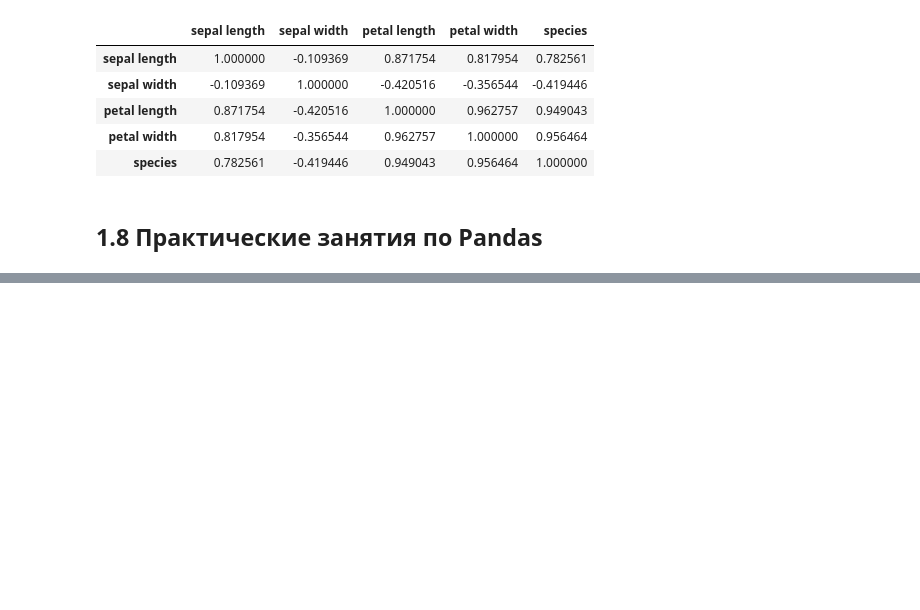
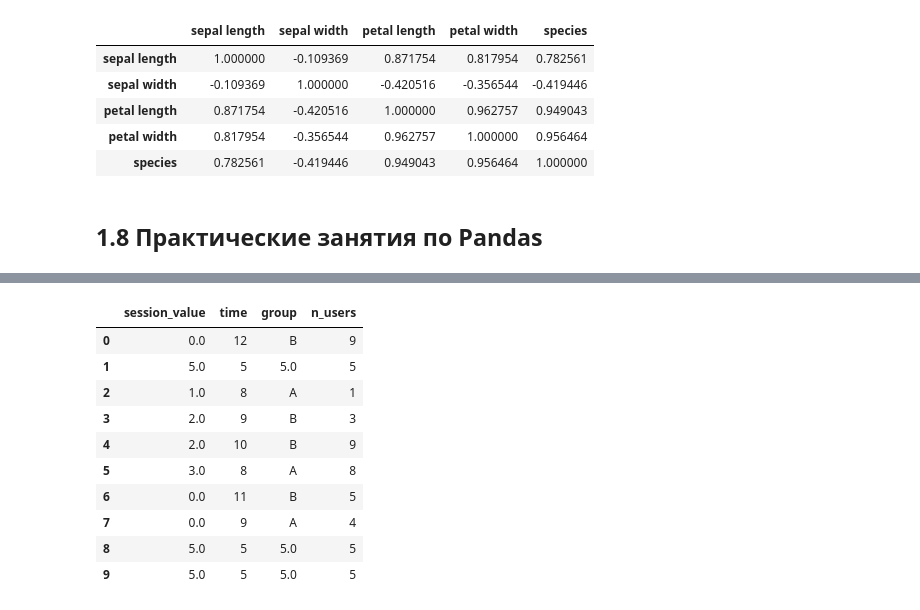
Before and after one commit to KirillXL/Basic_ML_cource, a Jupyter notebook: part1.ipynb, the cells around one changed output, grey strips where cells are left out. Saved outputs shown, nothing was run; the diff lists cells and outputs as text; code cells hidden in the pictures; blank space fills up the shorter version.

```diff
--- a/part1.ipynb
+++ b/part1.ipynb
@@ -339,0 +507,22 @@ df_iris.corr()
+# %%
+my_stat_1['session_value'] = my_stat_1['session_value'].fillna(0)
+# %%
+stat_users = my_stat_1[(my_stat_1['n_users'] >= 0)]
+# %%
+user_median = stat_users['n_users'].median()
+# %%
+my_stat_1[(my_stat_1['n_users'] < 0)] = user_median
+# %%
+my_stat_1
+# %% [output]
+|  | session_value | time | group | n_users |
+| 0 | 0.0 | 12 | B | 9 |
+| 1 | 5.0 | 5 | 5.0 | 5 |
+| 2 | 1.0 | 8 | A | 1 |
+| 3 | 2.0 | 9 | B | 3 |
+| 4 | 2.0 | 10 | B | 9 |
+| 5 | 3.0 | 8 | A | 8 |
+| 6 | 0.0 | 11 | B | 5 |
+| 7 | 0.0 | 9 | A | 4 |
+| 8 | 5.0 | 5 | 5.0 | 5 |
+| 9 | 5.0 | 5 | 5.0 | 5 |
```
Also changed, not shown: parts of 24 cells of this notebook, 2 other files.
